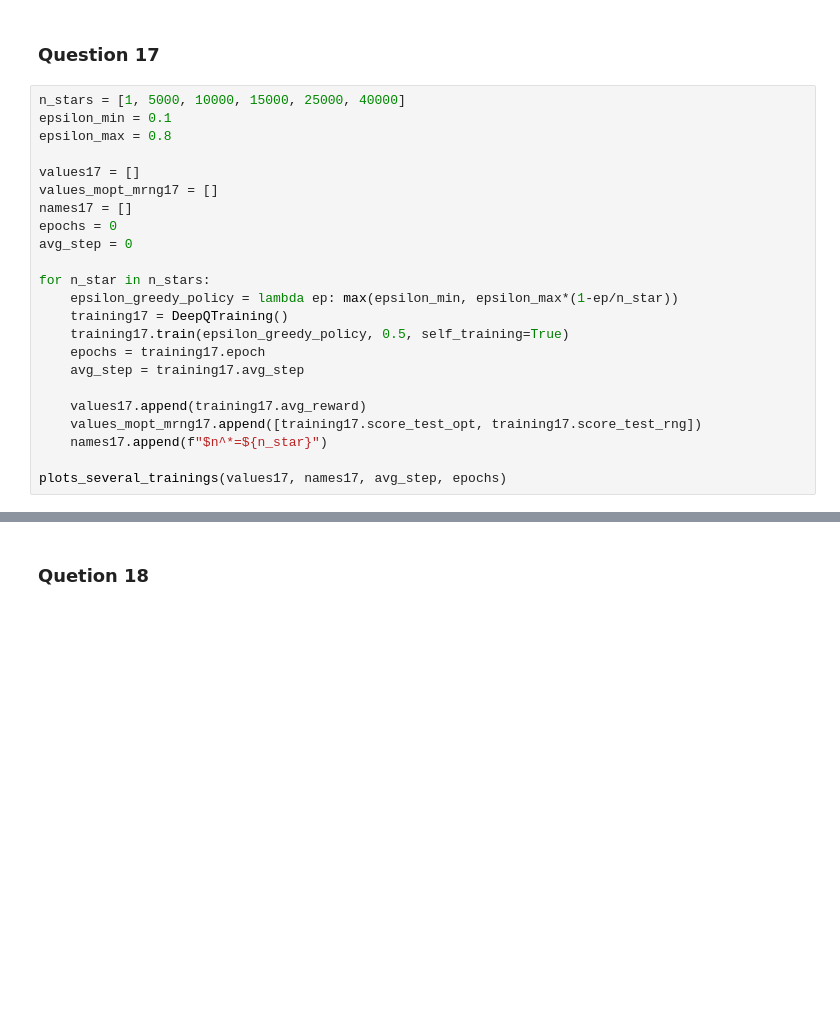
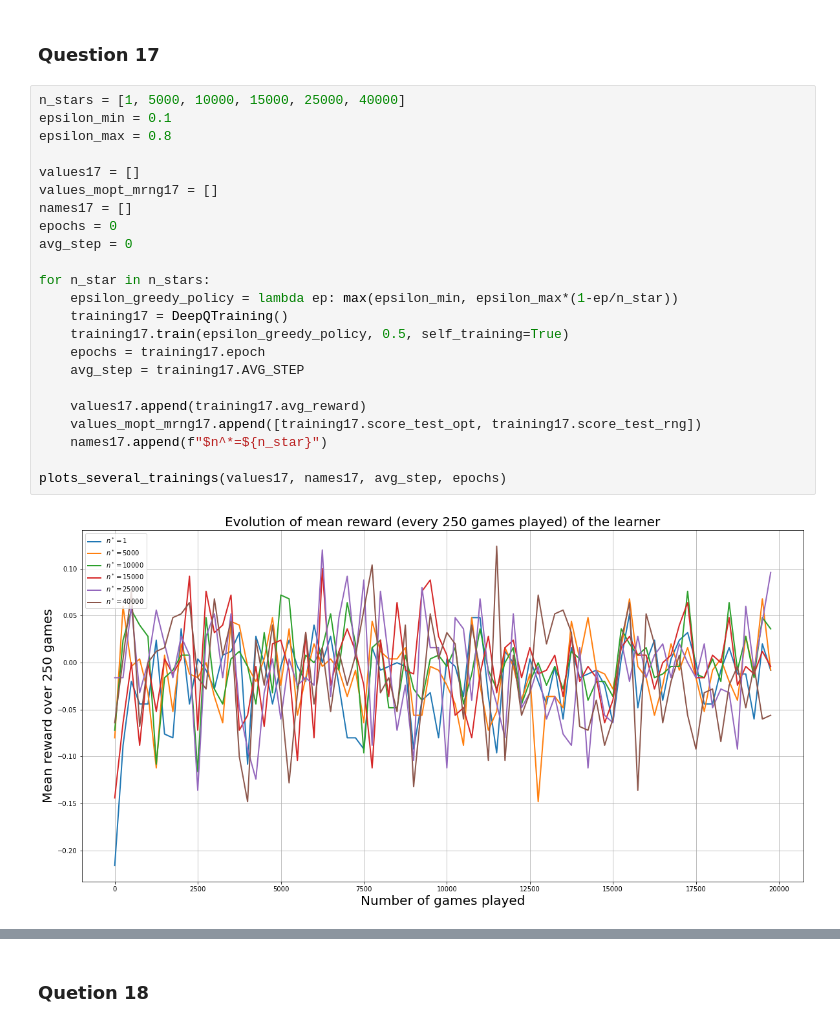
Before and after one commit to Ingloryon/ANN2022_TicTacToe, a Jupyter notebook: DeepQLearning.ipynb, the cells around one changed output, grey strips where cells are left out. Cells and saved outputs as stored; diff of their text form; blank space fills up the shorter version.

```diff
--- a/DeepQLearning.ipynb
+++ b/DeepQLearning.ipynb
@@ -135,24 +146,26 @@ plots_several_trainings_subfigures(values_mopt_mrng16, names16, training16.test_
 # %%
 n_stars = [1, 5000, 10000, 15000, 25000, 40000]
 epsilon_min = 0.1
 epsilon_max = 0.8
 
 values17 = []
 values_mopt_mrng17 = []
 names17 = []
 epochs = 0
 avg_step = 0
 
 for n_star in n_stars:
     epsilon_greedy_policy = lambda ep: max(epsilon_min, epsilon_max*(1-ep/n_star))
     training17 = DeepQTraining()
     training17.train(epsilon_greedy_policy, 0.5, self_training=True)
     epochs = training17.epoch
-    avg_step = training17.avg_step
+    avg_step = training17.AVG_STEP
 
     values17.append(training17.avg_reward)
     values_mopt_mrng17.append([training17.score_test_opt, training17.score_test_rng])
     names17.append(f"$n^*=${n_star}")
 
 plots_several_trainings(values17, names17, avg_step, epochs)
+# %% [output]
+[figure, added]
 # %%
```
Also changed, not shown: parts of 10 cells of this notebook, 1 other file.
